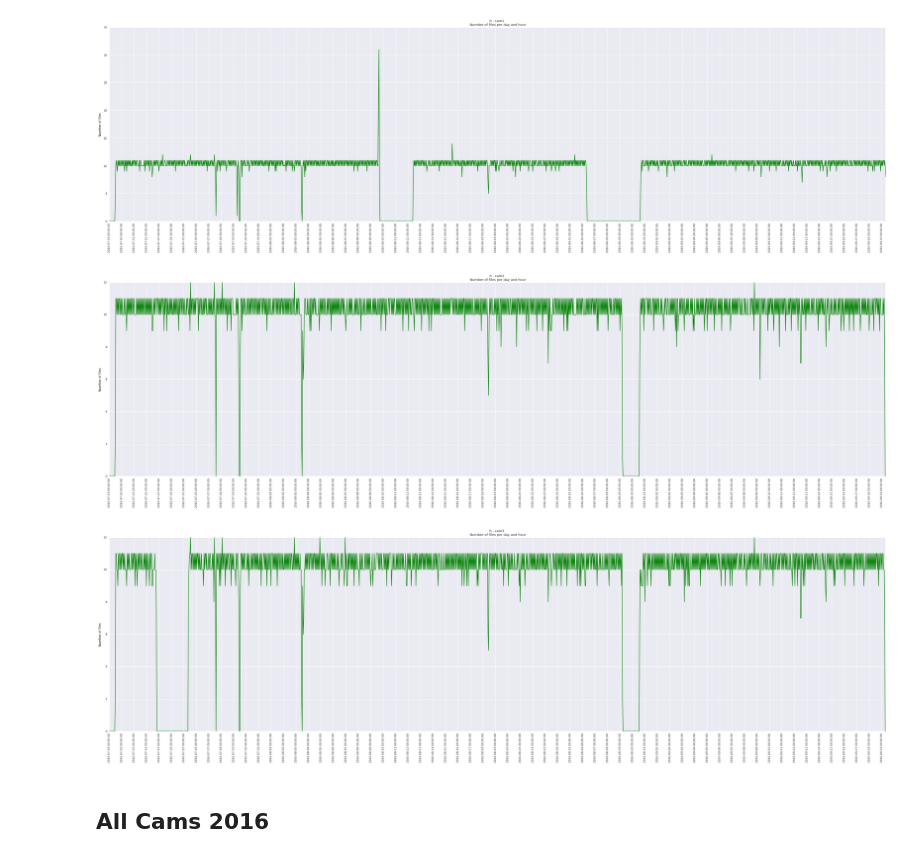
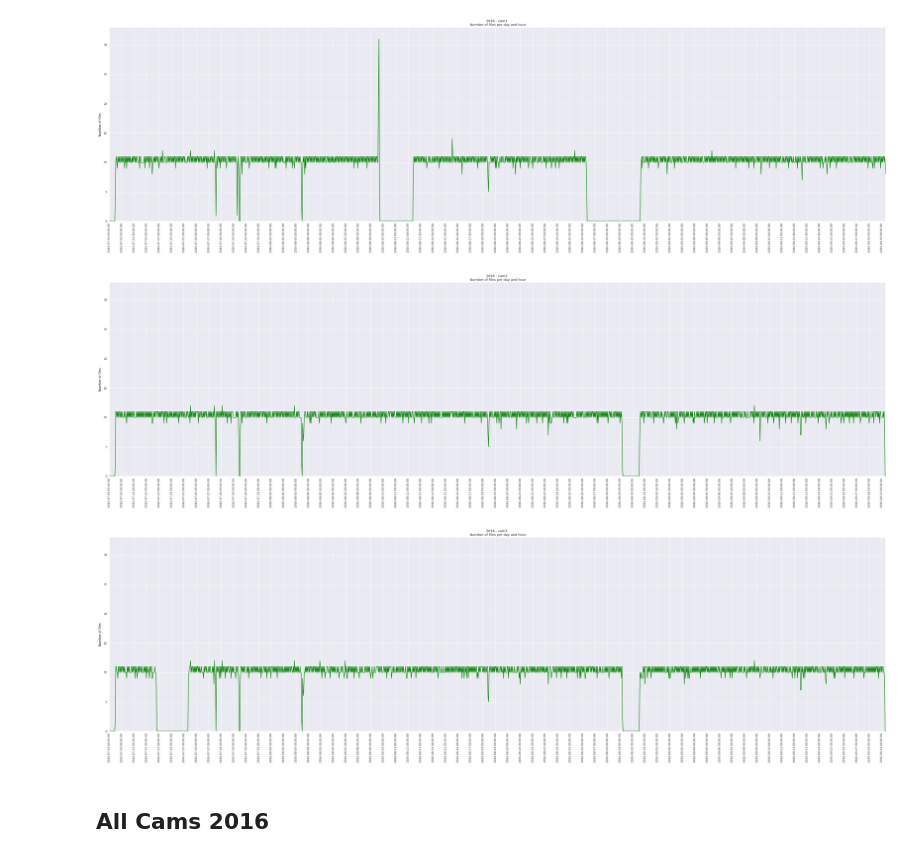
Before and after one commit to aschle/bees-sna, a Jupyter notebook: bib/2016_NumberOfFiles.ipynb, the cells around one changed output. Saved outputs shown, nothing was run; the diff lists cells and outputs as text; code cells hidden in the pictures.

```diff
--- a/bib/2016_NumberOfFiles.ipynb
+++ b/bib/2016_NumberOfFiles.ipynb
@@ -102,13 +102,13 @@ plotDF(df_all, 'cam1', 0,33)
 # %% [output]
 [figure]
 # %%
-plotDF(df_all, 'cam2', 0,33)
+plotDF(df_all, 'cam2', 2016, 0,33)
 # %% [output]
-[figure, old version]
+[figure, new version]
 # %%
-plotDF(df_all, 'cam3', 0,33)
+plotDF(df_all, 'cam3', 2016, 0,33)
 # %% [output]
-[figure, old version]
+[figure, new version]
 # %% [markdown]
 ## All Cams 2016
 # %%
```
Also changed, not shown: parts of 2 cells of this notebook.
